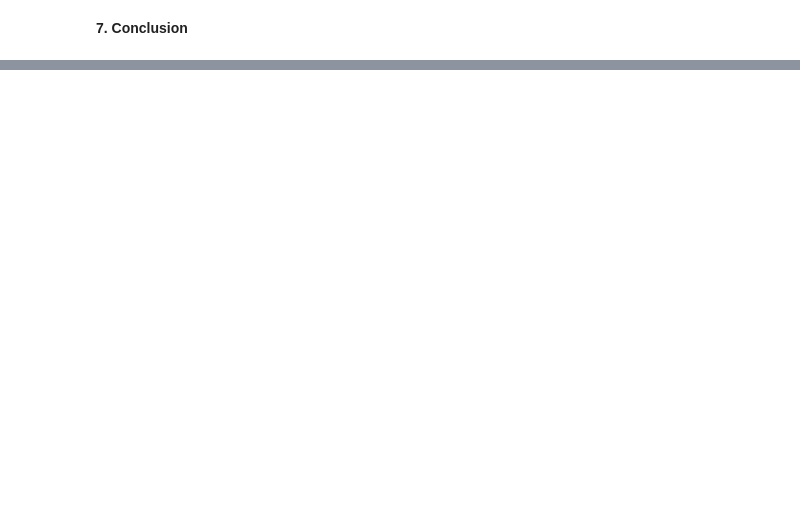
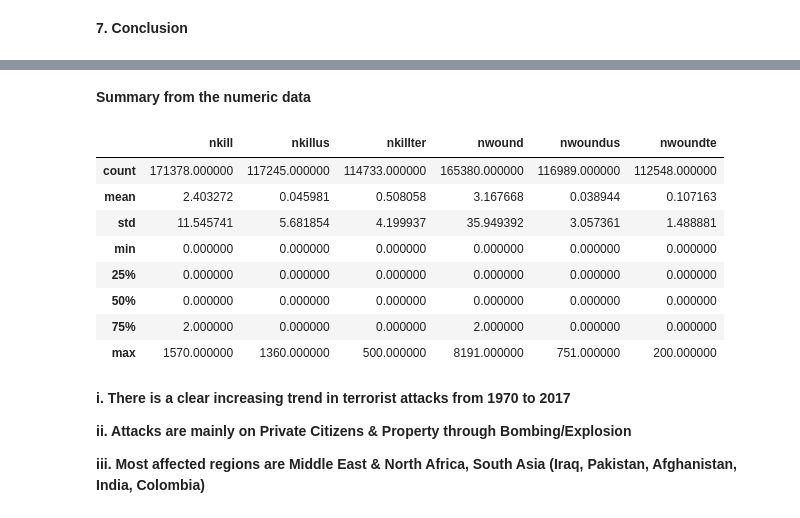
Before and after one commit to prabirdeb/Global-Terrorism-Analysis, a Jupyter notebook: Global_Terrorism_Analysis_Capstone_Project.ipynb, the cells around one changed output, grey strips where cells are left out. Cells and saved outputs as stored; diff of their text form; code cells hidden in the pictures; blank space fills up the shorter version.

```diff
--- a/Global_Terrorism_Analysis_Capstone_Project.ipynb
+++ b/Global_Terrorism_Analysis_Capstone_Project.ipynb
@@ -181,3 +191,7 @@ Name: nwoundte, dtype: int64
+# %%
+num_columns=['nkill','nkillus','nkillter','nwound','nwoundus','nwoundte']
+# %%
+terror_num_df=terror_df[num_columns]
 # %% [markdown]
 **5. Data Visualization**
 
@@ -192,0 +244,20 @@ While, we are finding out the **general formula** from the experiences, we shoul
+# %% [markdown]
+**Summary from the numeric data**
+# %%
+terror_num_df.describe()
+# %% [output]
+|  | nkill | nkillus | nkillter | nwound | nwoundus | nwoundte |
+| count | 171378.000000 | 117245.000000 | 114733.000000 | 165380.000000 | 116989.000000 | 112548.000000 |
+| mean | 2.403272 | 0.045981 | 0.508058 | 3.167668 | 0.038944 | 0.107163 |
+| std | 11.545741 | 5.681854 | 4.199937 | 35.949392 | 3.057361 | 1.488881 |
+| min | 0.000000 | 0.000000 | 0.000000 | 0.000000 | 0.000000 | 0.000000 |
+| 25% | 0.000000 | 0.000000 | 0.000000 | 0.000000 | 0.000000 | 0.000000 |
+| 50% | 0.000000 | 0.000000 | 0.000000 | 0.000000 | 0.000000 | 0.000000 |
+| 75% | 2.000000 | 0.000000 | 0.000000 | 2.000000 | 0.000000 | 0.000000 |
+| max | 1570.000000 | 1360.000000 | 500.000000 | 8191.000000 | 751.000000 | 200.000000 |
+# %% [markdown]
+**i. There is a clear increasing trend in terrorist attacks from 1970 to 2017**
+
+**ii. Attacks are mainly on Private Citizens & Property through Bombing/Explosion**
+
+**iii. Most affected regions are Middle East & North Africa, South Asia (Iraq, Pakistan, Afghanistan, India, Colombia)**
```
Also changed, not shown: parts of 10 cells of this notebook.
